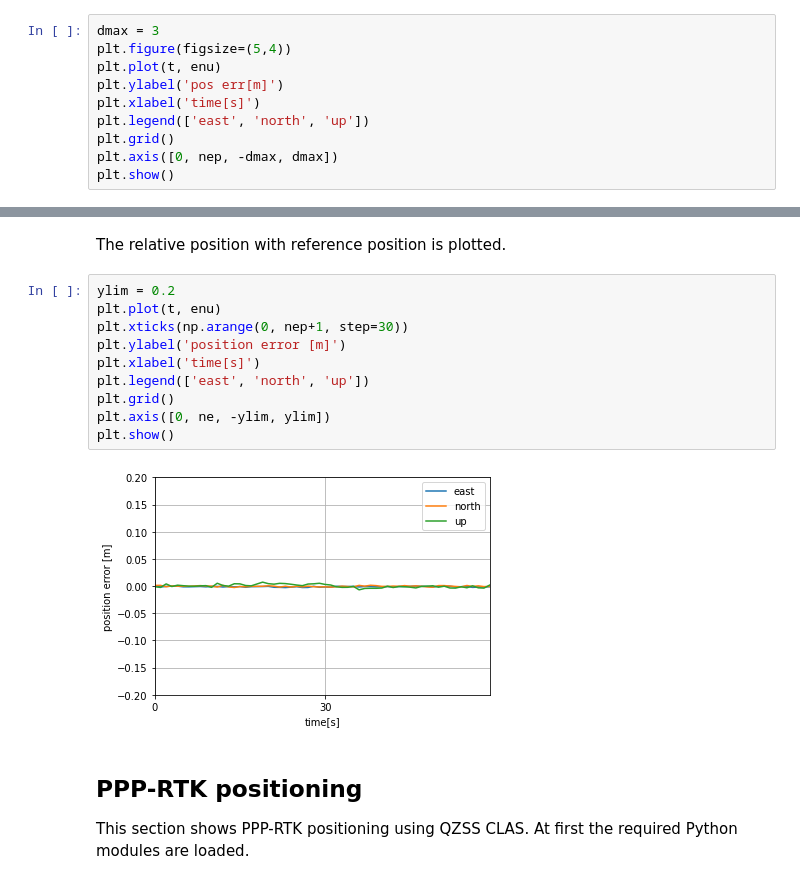
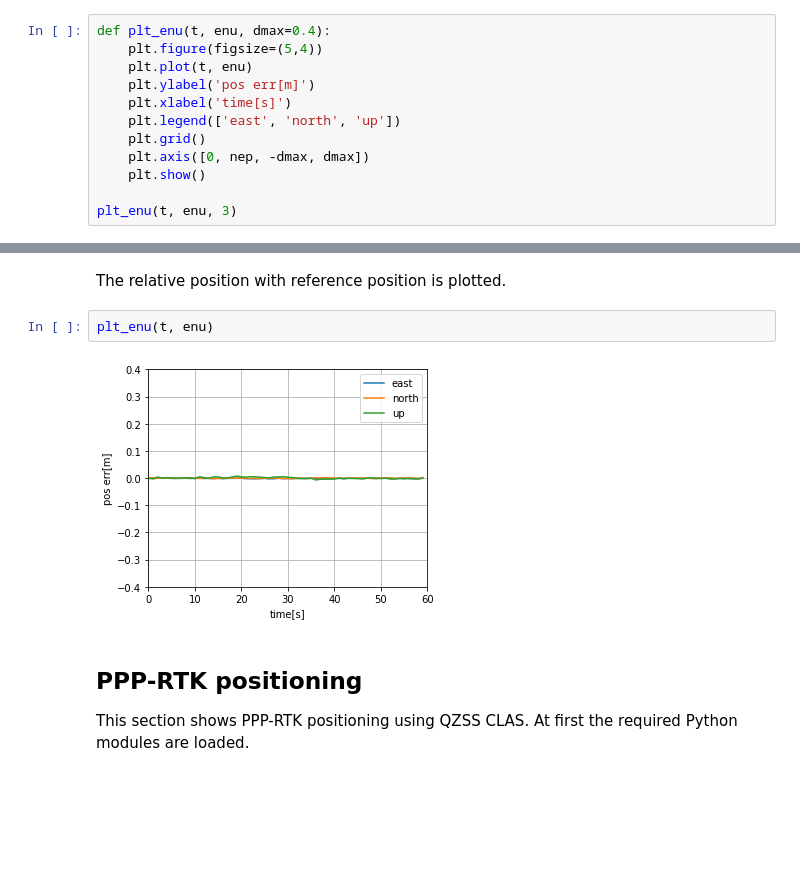
Before and after one commit to hirokawa/cssrlib-data, a Jupyter notebook: tutorials/ch1.ipynb, the cells around one changed output, grey strips where cells are left out. Drawn from its saved outputs; the diff is of its cells as text; blank space fills up the shorter version.

```diff
--- a/tutorials/ch1.ipynb
+++ b/tutorials/ch1.ipynb
@@ -240,15 +240,17 @@ if dec.decode_obsh(obsfile) >= 0:
 # %% [markdown]
 The ENU position relative to the reference position is plotted.
 # %%
-dmax = 3
-plt.figure(figsize=(5,4))
-plt.plot(t, enu)
-plt.ylabel('pos err[m]')
-plt.xlabel('time[s]')
-plt.legend(['east', 'north', 'up'])
-plt.grid()
-plt.axis([0, nep, -dmax, dmax])
-plt.show()
+def plt_enu(t, enu, dmax=0.4):
+    plt.figure(figsize=(5,4))
+    plt.plot(t, enu)
+    plt.ylabel('pos err[m]')
+    plt.xlabel('time[s]')
+    plt.legend(['east', 'north', 'up'])
+    plt.grid()
+    plt.axis([0, nep, -dmax, dmax])
+    plt.show()
+
+plt_enu(t, enu, 3)
 # %% [output]
 [figure]
 # %% [markdown]
@@ -326,18 +332,10 @@ dec.fobs.close()
 decb.fobs.close()
 # %% [markdown]
 The relative position with reference position is plotted.
-# %%
-ylim = 0.2
-plt.plot(t, enu)
-plt.xticks(np.arange(0, nep+1, step=30))
-plt.ylabel('position error [m]')
-plt.xlabel('time[s]')
-plt.legend(['east', 'north', 'up'])
-plt.grid()
-plt.axis([0, ne, -ylim, ylim])
-plt.show()
-# %% [output]
-[figure, removed]
+# %%
+plt_enu(t, enu)
+# %% [output]
+[figure, added]
 # %% [markdown]
 ## PPP-RTK positioning
 
```
Also changed, not shown: parts of 3 cells of this notebook, 5 other files.
